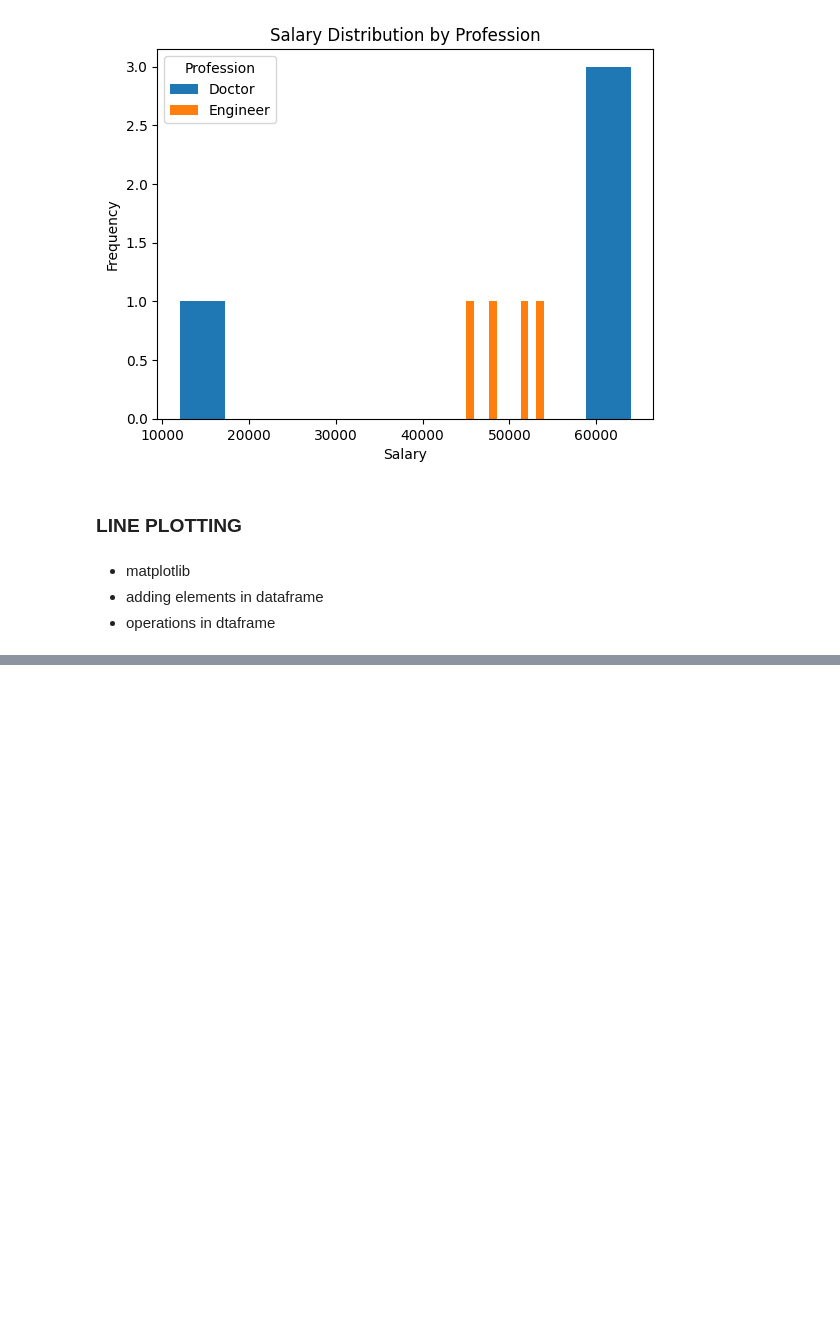
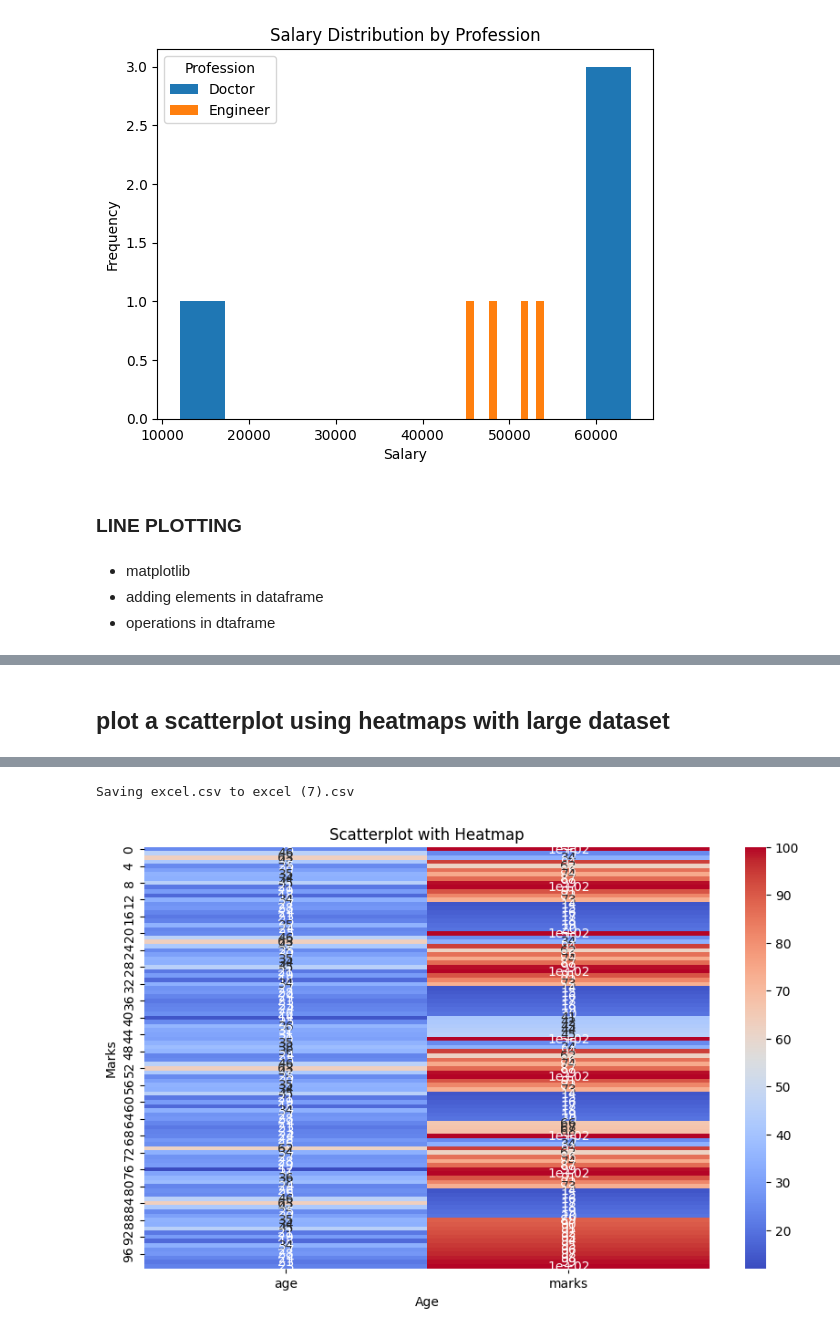
Before and after one commit to NeerajaJayanthy/Data-Visualisation-using-python, a Jupyter notebook: module_1.ipynb, the cells around one changed output, grey strips where cells are left out. Cells and saved outputs as stored; diff of their text form; code cells hidden in the pictures; blank space fills up the shorter version.

```diff
--- a/module_1.ipynb
+++ b/module_1.ipynb
@@ -321,0 +386,40 @@ lines=df.plot.line()
+# %% [markdown]
+## plot a scatterplot using heatmaps with large dataset
+# %%
+import numpy as np
+import seaborn as sns
+import pandas as pd
+import matplotlib.pyplot as plt
+from google.colab import files
+
+# Uploading files
+uploaded = files.upload()
+
+# Reading the uploaded CSV file
+file_name = list(uploaded.keys())[0]  # Get the uploaded file name
+data = pd.read_csv(list(uploaded.keys())[0])  # Read the CSV into a DataFrame
+
+# Create a DataFrame from the data
+df = pd.DataFrame(data)
+
+# Set the plot size
+plt.figure(figsize=(10, 6))
+
+# Apply a background gradient for the DataFrame (heatmap-style)
+# df.style.background_gradient(cmap='Blues')
+
+# Assuming 'x' and 'y' columns are present in the dataframe
+# Overlay the scatterplot on the heatmap
+# plt.scatter(df['age'], df['marks'], c='blue', s=10, alpha=0.4)
+# plt.imshow(df, cmap='viridis', interpolation='nearest')
+sns.heatmap(df, annot=True, cmap='coolwarm')
+# Add color bar for scale reference
+# plt.colorbar()
+# Add labels and title
+plt.title('Scatterplot with Heatmap')
+plt.xlabel('Age')
+plt.ylabel('Marks')
+
+# Show the plot
+plt.show()
+# %% [output]
@@ -321,0 +427,2 @@ lines=df.plot.line()
+Saving excel.csv to excel (7).csv
+[figure, added]
```
Also changed, not shown: parts of 4 cells of this notebook.
